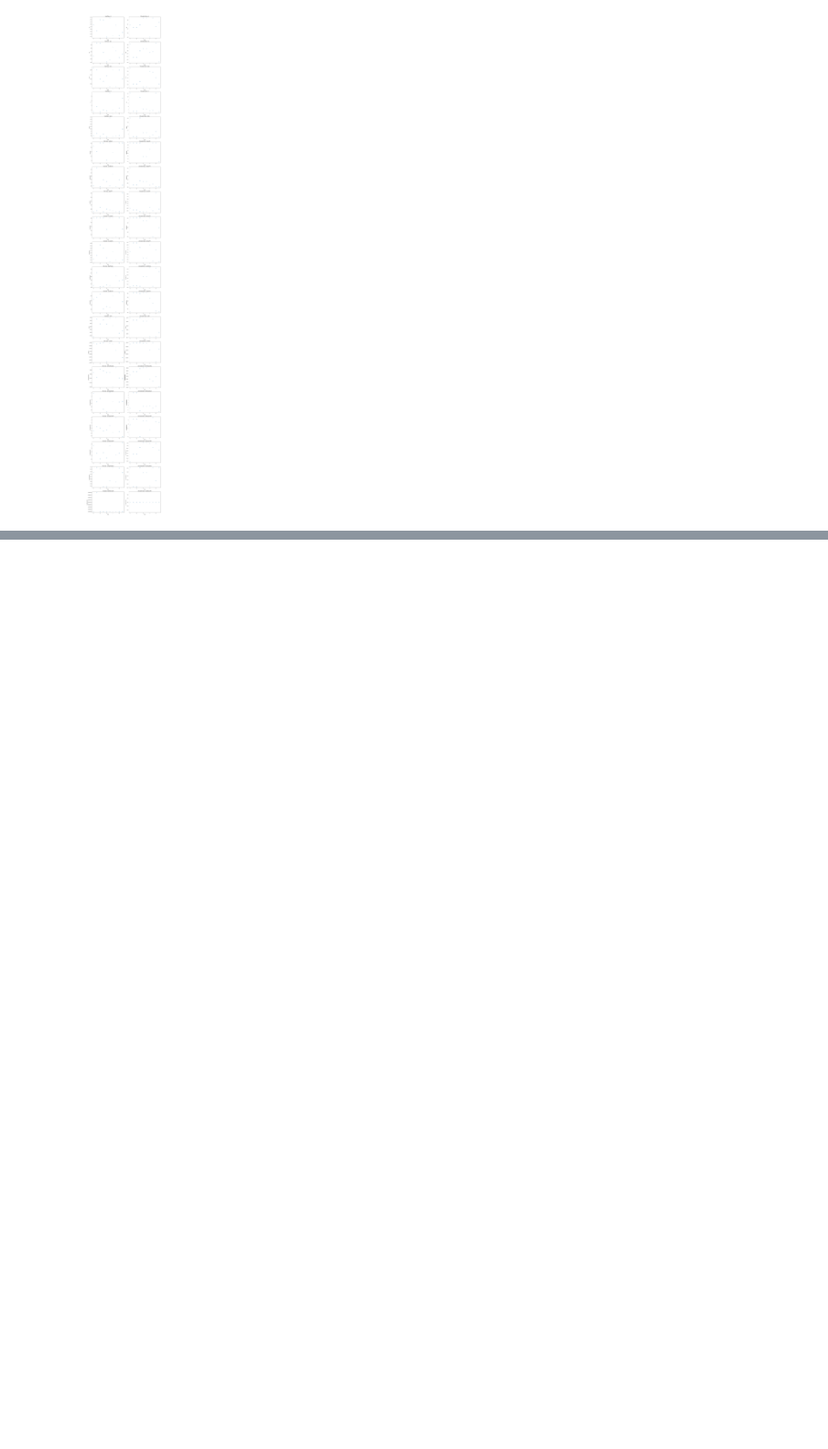
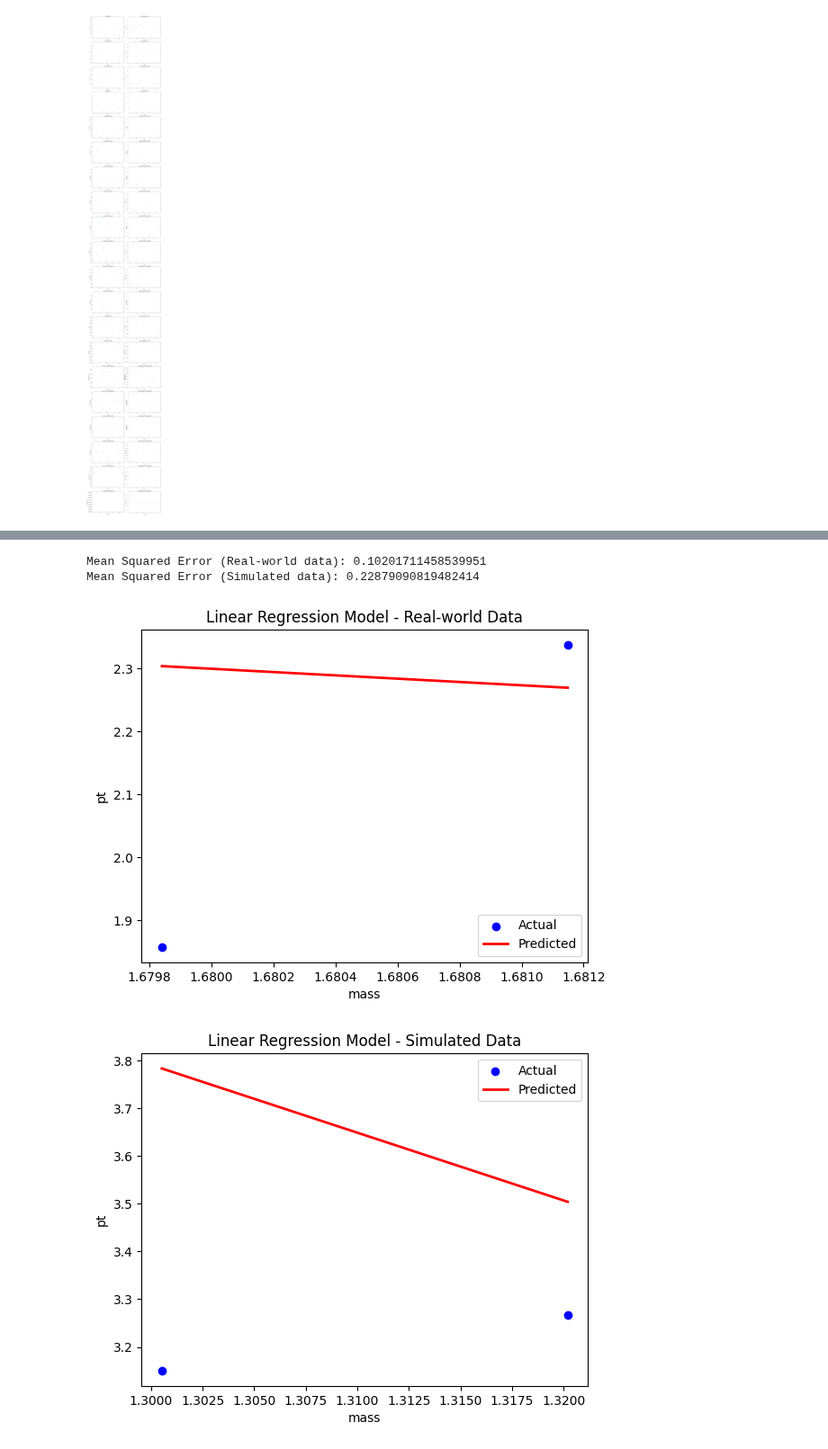
Before and after one commit to robertnesterodhiambo/Advanced_Data_analysis, a Jupyter notebook: viuzlization.ipynb, the cells around one changed output, grey strips where cells are left out. Shown at 90% size. Saved outputs shown, nothing was run; the diff lists cells and outputs as text; code cells hidden in the pictures; blank space fills up the shorter version.

Commit message:
linear regression

```diff
--- a/viuzlization.ipynb
+++ b/viuzlization.ipynb
@@ -398,3 +403,74 @@ plt.show()
+# %%
+from sklearn.model_selection import train_test_split
+from sklearn.linear_model import LinearRegression
+from sklearn.metrics import mean_squared_error
+import numpy as np
+import matplotlib.pyplot as plt
+
+# Choose the feature and target columns
+feature_column = 'mass'  # Choose any feature column from your list
+target_column = 'pt'  # Choose any target column from your list
+
+# Define the features (X) and target variable (y) for real-world data
+X_real = AnalysisResults_reduced[[feature_column]]
+y_real = AnalysisResults_reduced[target_column]
+
+# Define the features (X) and target variable (y) for simulated data
+X_simulated = AnalysisResultsmc_reduced[[feature_column]]
+y_simulated = AnalysisResultsmc_reduced[target_column]
+
+# Split the real-world data into training and testing sets
+X_train_real, X_test_real, y_train_real, y_test_real = train_test_split(X_real, y_real, test_size=0.2, random_state=42)
+
+# Split the simulated data into training and testing sets
+X_train_simulated, X_test_simulated, y_train_simulated, y_test_simulated = train_test_split(X_simulated, y_simulated, test_size=0.2, random_state=42)
+
+# Initialize and fit the linear regression model for real-world data
+model_real = LinearRegression()
+model_real.fit(X_train_real, y_train_real)
+
+# Initialize and fit the linear regression model for simulated data
+model_simulated = LinearRegression()
+model_simulated.fit(X_train_simulated, y_train_simulated)
+
+# Predict the target variable for real-world test data
+y_pred_real = model_real.predict(X_test_real)
+
+# Predict the target variable for simulated test data
+y_pred_simulated = model_simulated.predict(X_test_simulated)
+
+# Calculate the mean squared error for real-world data
+mse_real = mean_squared_error(y_test_real, y_pred_real)
+
+# Calculate the mean squared error for simulated data
+mse_simulated = mean_squared_error(y_test_simulated, y_pred_simulated)
+
+# Print the mean squared error for both datasets
+print("Mean Squared Error (Real-world data):", mse_real)
+print("Mean Squared Error (Simulated data):", mse_simulated)
+
+# Plot the linear regression model for real-world data
+plt.scatter(X_test_real, y_test_real, color='blue', label='Actual')
+plt.plot(X_test_real, y_pred_real, color='red', linewidth=2, label='Predicted')
+plt.xlabel(feature_column)
+plt.ylabel(target_column)
+plt.title('Linear Regression Model - Real-world Data')
+plt.legend()
+plt.show()
+
+# Plot the linear regression model for simulated data
+plt.scatter(X_test_simulated, y_test_simulated, color='blue', label='Actual')
+plt.plot(X_test_simulated, y_pred_simulated, color='red', linewidth=2, label='Predicted')
+plt.xlabel(feature_column)
+plt.ylabel(target_column)
+plt.title('Linear Regression Model - Simulated Data')
+plt.legend()
+plt.show()
+# %% [output]
+Mean Squared Error (Real-world data): 0.10201711458539951
+Mean Squared Error (Simulated data): 0.22879090819482414
+[figure, added]
+[figure, added]
 # %% [markdown]
 1. Linear Regression
 2. Logistic Regression
```
Also changed, not shown: parts of 1 cell of this notebook.
